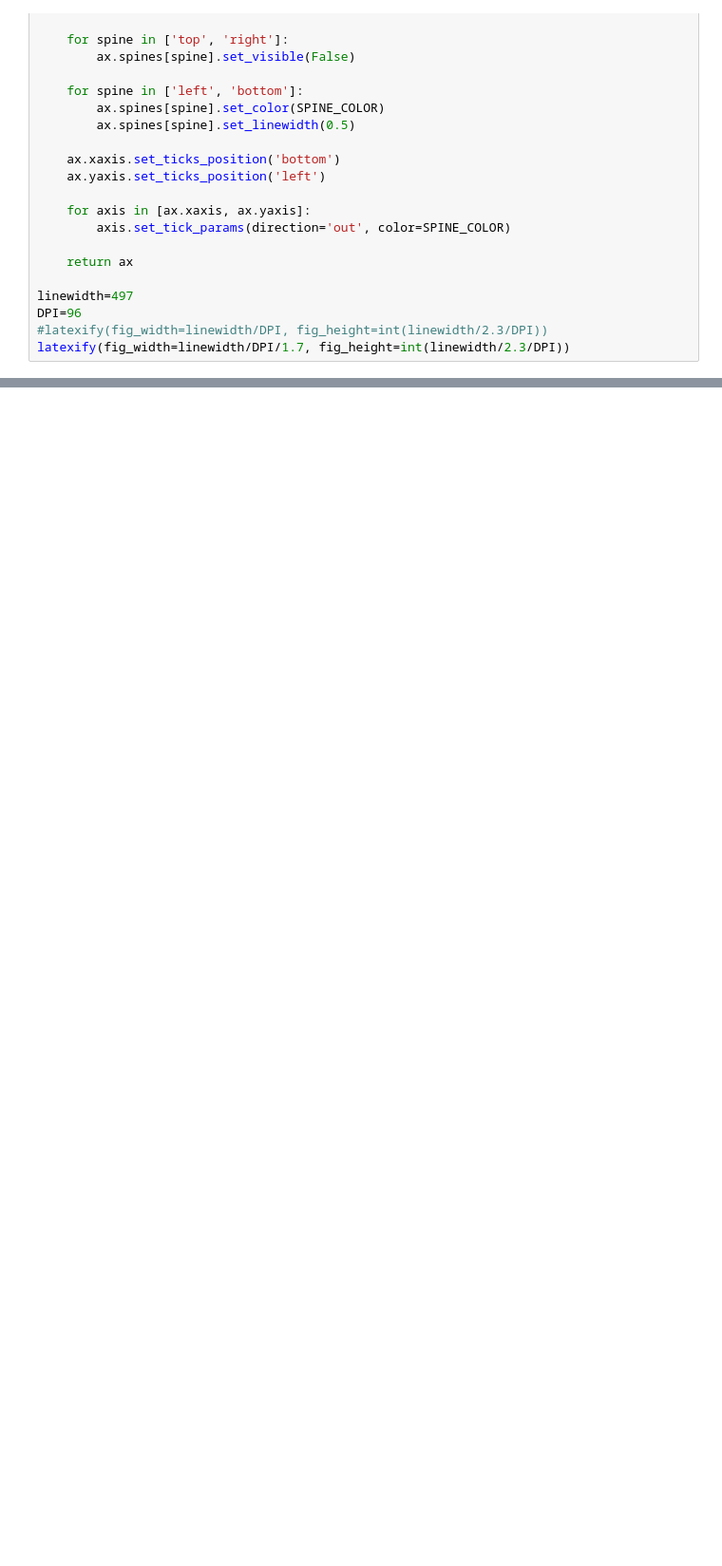
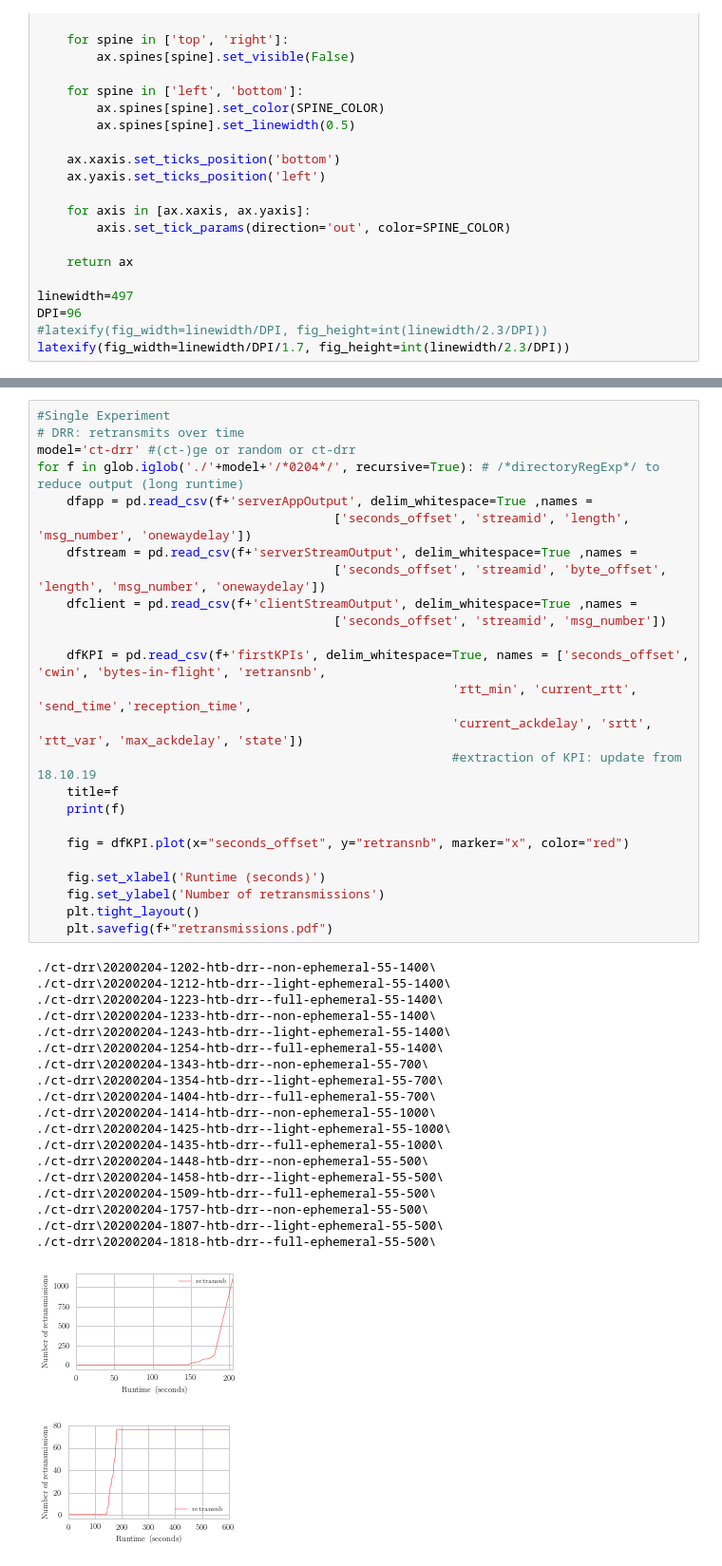
Before and after one commit to Timo2907/picoquic, a Jupyter notebook: experiments/results/eval_plot.ipynb, the cells around one changed output, grey strips where cells are left out. Shown at 95% size. Drawn from its saved outputs; the diff is of its cells as text; blank space fills up the shorter version.

```diff
--- a/experiments/results/eval_plot.ipynb
+++ b/experiments/results/eval_plot.ipynb
@@ -796,0 +796,46 @@ plt.savefig(f+model+"_msgs_retransInTime_boxplot.pdf")
+# %%
+#Single Experiment
+# DRR: retransmits over time
+model='ct-drr' #(ct-)ge or random or ct-drr
+for f in glob.iglob('./'+model+'/*0204*/', recursive=True): # /*directoryRegExp*/ to reduce output (long runtime)
+    dfapp = pd.read_csv(f+'serverAppOutput', delim_whitespace=True ,names =
+                                        ['seconds_offset', 'streamid', 'length', 'msg_number', 'onewaydelay'])
+    dfstream = pd.read_csv(f+'serverStreamOutput', delim_whitespace=True ,names =
+                                        ['seconds_offset', 'streamid', 'byte_offset', 'length', 'msg_number', 'onewaydelay'])
+    dfclient = pd.read_csv(f+'clientStreamOutput', delim_whitespace=True ,names =
+                                        ['seconds_offset', 'streamid', 'msg_number'])
+
+    dfKPI = pd.read_csv(f+'firstKPIs', delim_whitespace=True, names = ['seconds_offset', 'cwin', 'bytes-in-flight', 'retransnb',
+                                                        'rtt_min', 'current_rtt', 'send_time','reception_time',
+                                                        'current_ackdelay', 'srtt', 'rtt_var', 'max_ackdelay', 'state'])
+                                                        #extraction of KPI: update from 18.10.19
+    title=f
+    print(f)
+
+    fig = dfKPI.plot(x="seconds_offset", y="retransnb", marker="x", color="red")
+
+    fig.set_xlabel('Runtime (seconds)')
+    fig.set_ylabel('Number of retransmissions')
+    plt.tight_layout()
+    plt.savefig(f+"retransmissions.pdf")
+# %% [output]
+./ct-drr\20200204-1202-htb-drr--non-ephemeral-55-1400\
+./ct-drr\20200204-1212-htb-drr--light-ephemeral-55-1400\
+./ct-drr\20200204-1223-htb-drr--full-ephemeral-55-1400\
+./ct-drr\20200204-1233-htb-drr--non-ephemeral-55-1400\
+./ct-drr\20200204-1243-htb-drr--light-ephemeral-55-1400\
+./ct-drr\20200204-1254-htb-drr--full-ephemeral-55-1400\
+./ct-drr\20200204-1343-htb-drr--non-ephemeral-55-700\
+./ct-drr\20200204-1354-htb-drr--light-ephemeral-55-700\
+./ct-drr\20200204-1404-htb-drr--full-ephemeral-55-700\
+./ct-drr\20200204-1414-htb-drr--non-ephemeral-55-1000\
+./ct-drr\20200204-1425-htb-drr--light-ephemeral-55-1000\
+./ct-drr\20200204-1435-htb-drr--full-ephemeral-55-1000\
+./ct-drr\20200204-1448-htb-drr--non-ephemeral-55-500\
+./ct-drr\20200204-1458-htb-drr--light-ephemeral-55-500\
+./ct-drr\20200204-1509-htb-drr--full-ephemeral-55-500\
+./ct-drr\20200204-1757-htb-drr--non-ephemeral-55-500\
+./ct-drr\20200204-1807-htb-drr--light-ephemeral-55-500\
+./ct-drr\20200204-1818-htb-drr--full-ephemeral-55-500\
+[figure, added]
+[figure, added]
```
Also changed, not shown: parts of 11 cells of this notebook, 18 other files.
